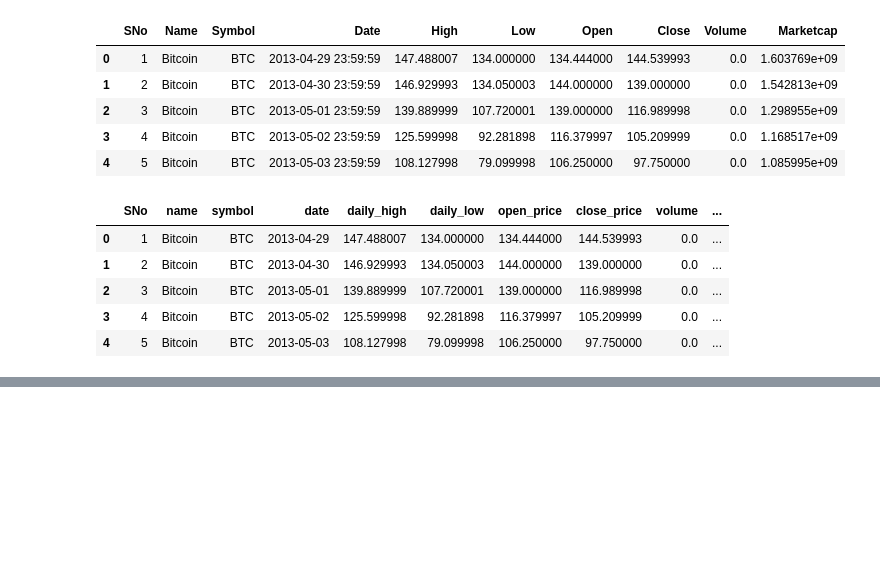
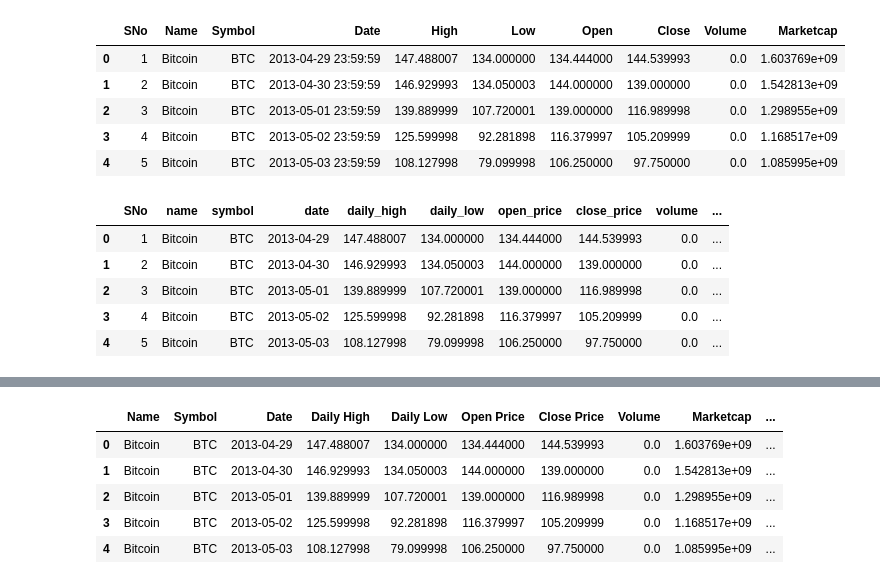
Before and after one commit to chris-levine/project-3, a Jupyter notebook: read_BitCoin_data_sql_alchemy.ipynb, the cells around one changed output, grey strips where cells are left out. Drawn from its saved outputs; the diff is of its cells as text; code cells hidden in the pictures; blank space fills up the shorter version.

```diff
--- a/read_BitCoin_data_sql_alchemy.ipynb
+++ b/read_BitCoin_data_sql_alchemy.ipynb
@@ -76,0 +93,14 @@ with engine.begin() as conn:
+# %%
+# Adding moving averages
+bitcoin_df["MA 50"] = bitcoin_df["Close Price"].rolling(window = 50).mean()
+bitcoin_df["MA 100"] = bitcoin_df["Close Price"].rolling(window = 100).mean()
+bitcoin_df["MA 200"] = bitcoin_df["Close Price"].rolling(window = 200).mean()
+
+bitcoin_df.head()
+# %% [output]
+|  | Name | Symbol | Date | Daily High | Daily Low | Open Price | Close Price | Volume | Marketcap | ... |
+| 0 | Bitcoin | BTC | 2013-04-29 | 147.488007 | 134.000000 | 134.444000 | 144.539993 | 0.0 | 1.603769e+09 | ... |
+| 1 | Bitcoin | BTC | 2013-04-30 | 146.929993 | 134.050003 | 144.000000 | 139.000000 | 0.0 | 1.542813e+09 | ... |
+| 2 | Bitcoin | BTC | 2013-05-01 | 139.889999 | 107.720001 | 139.000000 | 116.989998 | 0.0 | 1.298955e+09 | ... |
+| 3 | Bitcoin | BTC | 2013-05-02 | 125.599998 | 92.281898 | 116.379997 | 105.209999 | 0.0 | 1.168517e+09 | ... |
+| 4 | Bitcoin | BTC | 2013-05-03 | 108.127998 | 79.099998 | 106.250000 | 97.750000 | 0.0 | 1.085995e+09 | ... |
```
Also changed, not shown: parts of 3 cells of this notebook.
